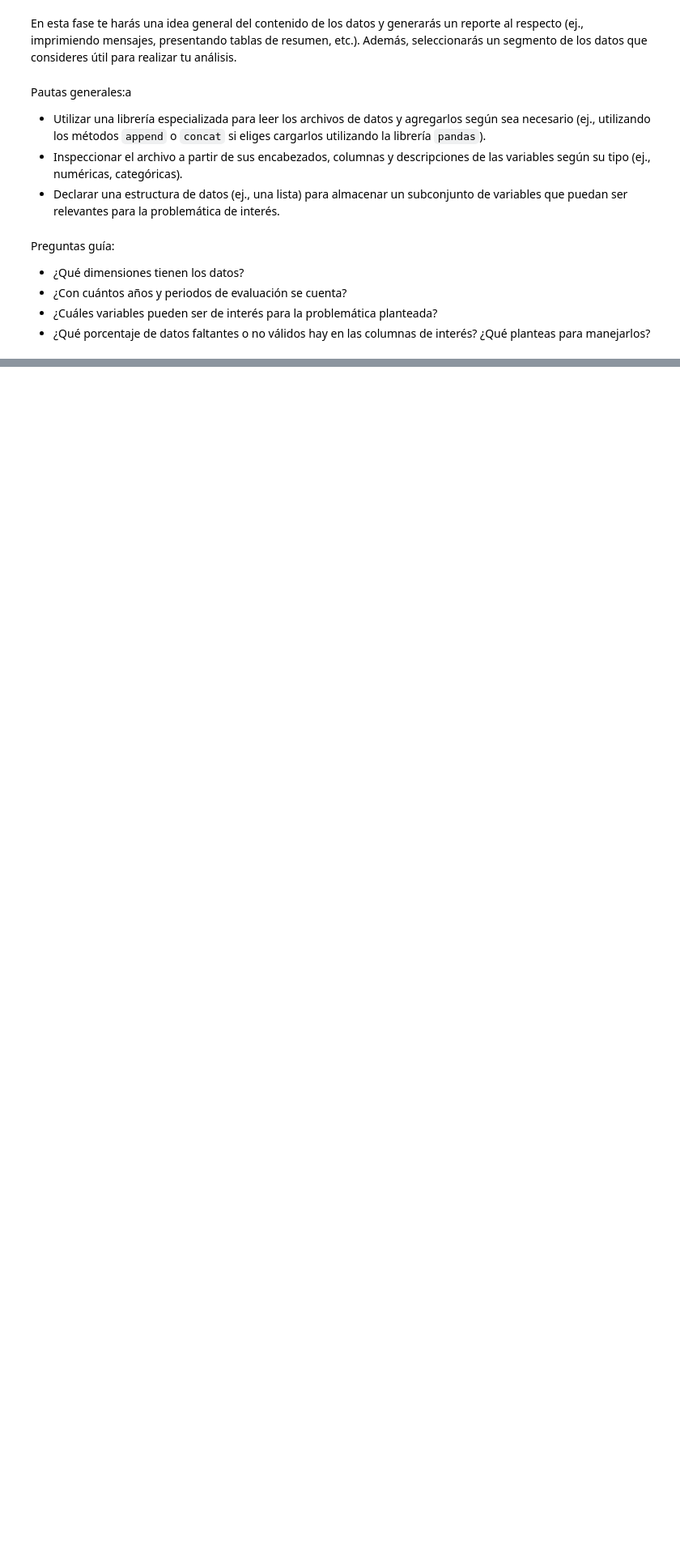
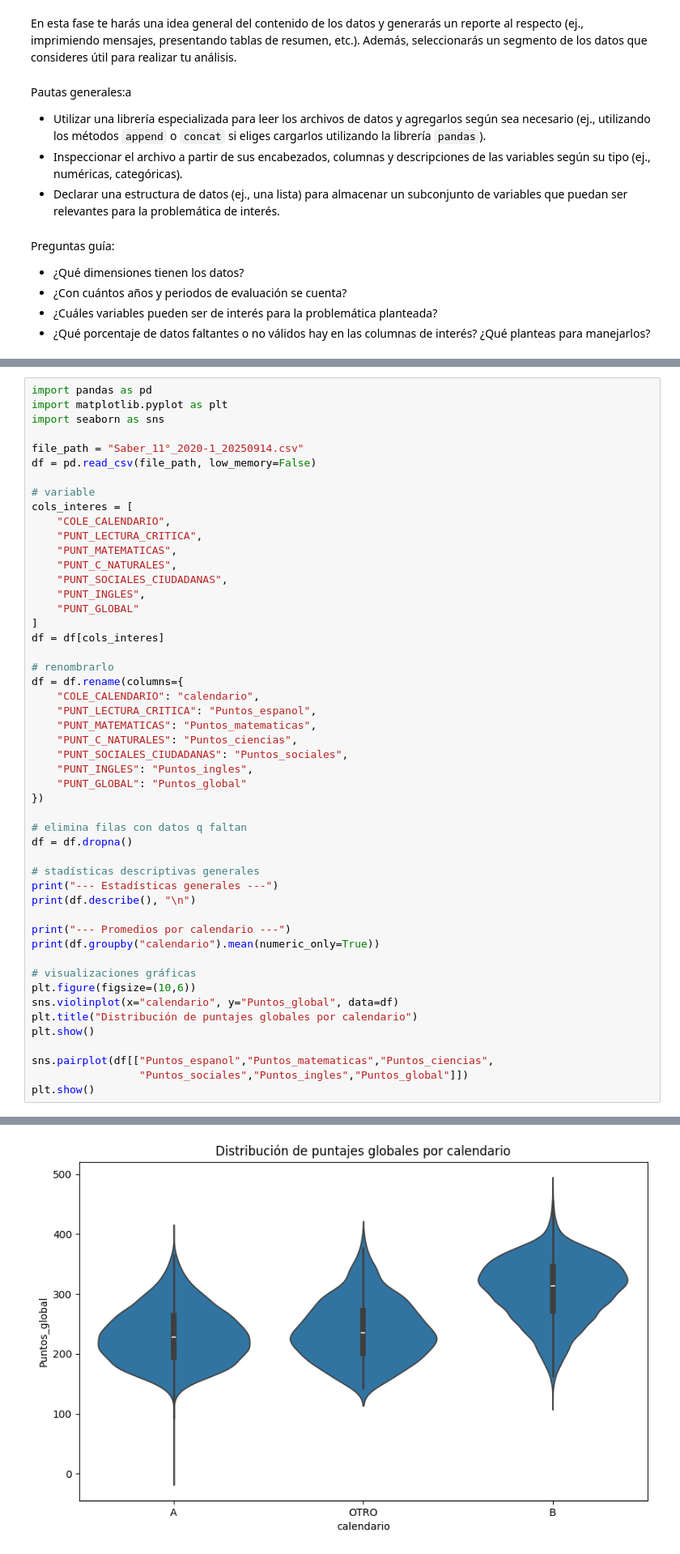
Before and after one commit to karen111-star/Electiva-Profesional, a Jupyter notebook: Semana 5/Examen.ipynb, the cells around one changed output, grey strips where cells are left out. Shown at 81% size. Saved outputs shown, nothing was run; the diff lists cells and outputs as text; blank space fills up the shorter version.

```diff
--- a/Semana 5/Examen.ipynb
+++ b/Semana 5/Examen.ipynb
@@ -69,0 +86,51 @@ OTRO             235.0  272.0  393.0
+# %%
+import pandas as pd
+import matplotlib.pyplot as plt
+import seaborn as sns
+
+file_path = "Saber_11°_2020-1_20250914.csv"
+df = pd.read_csv(file_path, low_memory=False)
+
+# variable
+cols_interes = [
+    "COLE_CALENDARIO",
+    "PUNT_LECTURA_CRITICA",
+    "PUNT_MATEMATICAS",
+    "PUNT_C_NATURALES",
+    "PUNT_SOCIALES_CIUDADANAS",
+    "PUNT_INGLES",
+    "PUNT_GLOBAL"
+]
+df = df[cols_interes]
+
+# renombrarlo
+df = df.rename(columns={
+    "COLE_CALENDARIO": "calendario",
+    "PUNT_LECTURA_CRITICA": "Puntos_espanol",
+    "PUNT_MATEMATICAS": "Puntos_matematicas",
+    "PUNT_C_NATURALES": "Puntos_ciencias",
+    "PUNT_SOCIALES_CIUDADANAS": "Puntos_sociales",
+    "PUNT_INGLES": "Puntos_ingles",
+    "PUNT_GLOBAL": "Puntos_global"
+})
+
+# elimina filas con datos q faltan
+df = df.dropna()
+
+# stadísticas descriptivas generales
+print("--- Estadísticas generales ---")
+print(df.describe(), "\n")
+
+print("--- Promedios por calendario ---")
+print(df.groupby("calendario").mean(numeric_only=True))
+
+# visualizaciones gráficas
+plt.figure(figsize=(10,6))
+sns.violinplot(x="calendario", y="Puntos_global", data=df)
+plt.title("Distribución de puntajes globales por calendario")
+plt.show()
+
+sns.pairplot(df[["Puntos_espanol","Puntos_matematicas","Puntos_ciencias",
+                 "Puntos_sociales","Puntos_ingles","Puntos_global"]])
+plt.show()
+# %% [output]
@@ -69,0 +154 @@ OTRO             235.0  272.0  393.0
+[figure, added]
```
Also changed, not shown: parts of 13 cells of this notebook.
